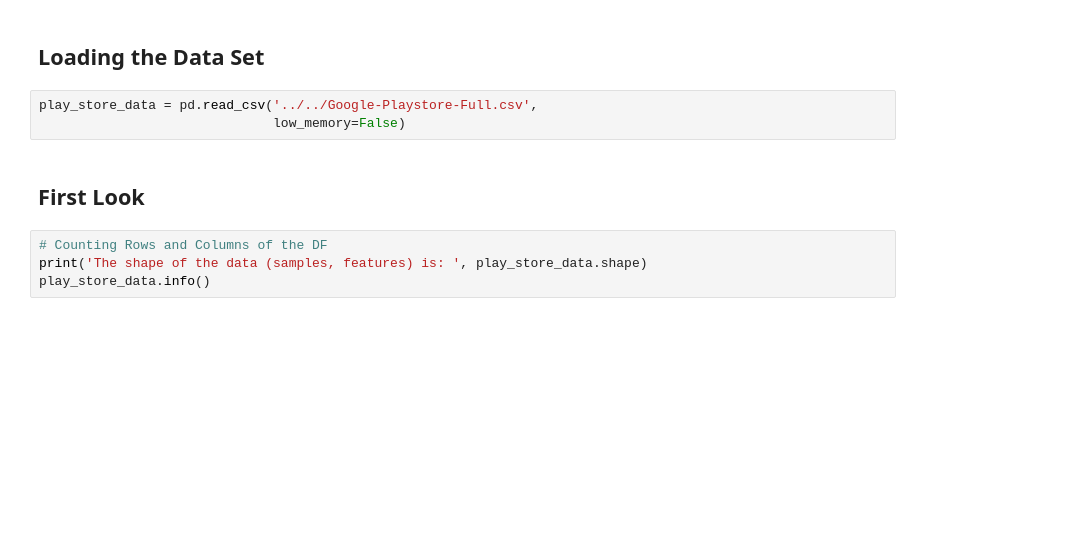
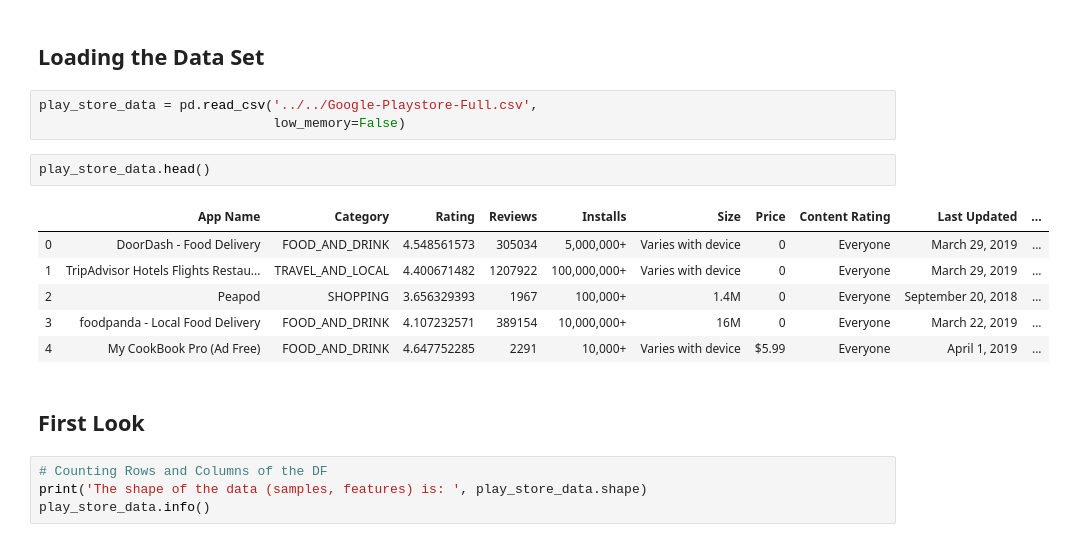
Before and after one commit to ZacharyVillarreal/Google-Play-Store-Download-Analysis, a Jupyter notebook: src/Data_Cleaning.ipynb, the cells around one changed output. Cells and saved outputs as stored; diff of their text form; blank space fills up the shorter version.

```diff
--- a/src/Data_Cleaning.ipynb
+++ b/src/Data_Cleaning.ipynb
@@ -19,6 +17,15 @@ Importing Jupyter notebook from Helper_Functions.ipynb
 # %%
 play_store_data = pd.read_csv('../../Google-Playstore-Full.csv',
                               low_memory=False)
+# %%
+play_store_data.head()
+# %% [output]
+|  | App Name | Category | Rating | Reviews | Installs | Size | Price | Content Rating | Last Updated | ... |
+| 0 | DoorDash - Food Delivery | FOOD_AND_DRINK | 4.548561573 | 305034 | 5,000,000+ | Varies with device | 0 | Everyone | March 29, 2019 | ... |
+| 1 | TripAdvisor Hotels Flights Restau... | TRAVEL_AND_LOCAL | 4.400671482 | 1207922 | 100,000,000+ | Varies with device | 0 | Everyone | March 29, 2019 | ... |
+| 2 | Peapod | SHOPPING | 3.656329393 | 1967 | 100,000+ | 1.4M | 0 | Everyone | September 20, 2018 | ... |
+| 3 | foodpanda - Local Food Delivery | FOOD_AND_DRINK | 4.107232571 | 389154 | 10,000,000+ | 16M | 0 | Everyone | March 22, 2019 | ... |
+| 4 | My CookBook Pro (Ad Free) | FOOD_AND_DRINK | 4.647752285 | 2291 | 10,000+ | Varies with device | $5.99 | Everyone | April 1, 2019 | ... |
 # %% [markdown]
 ## First Look
 # %%
```
Also changed, not shown: parts of 3 cells of this notebook, 14 other files.
